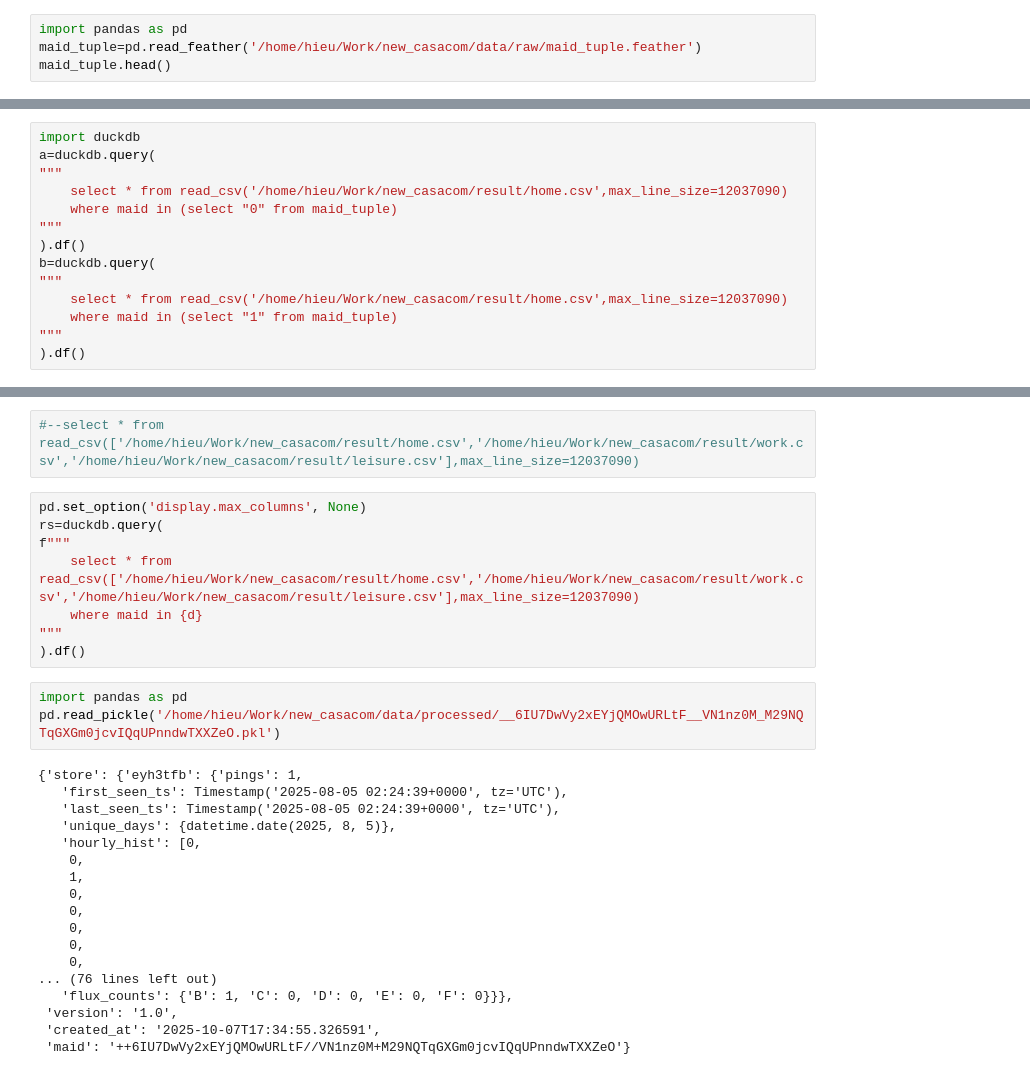
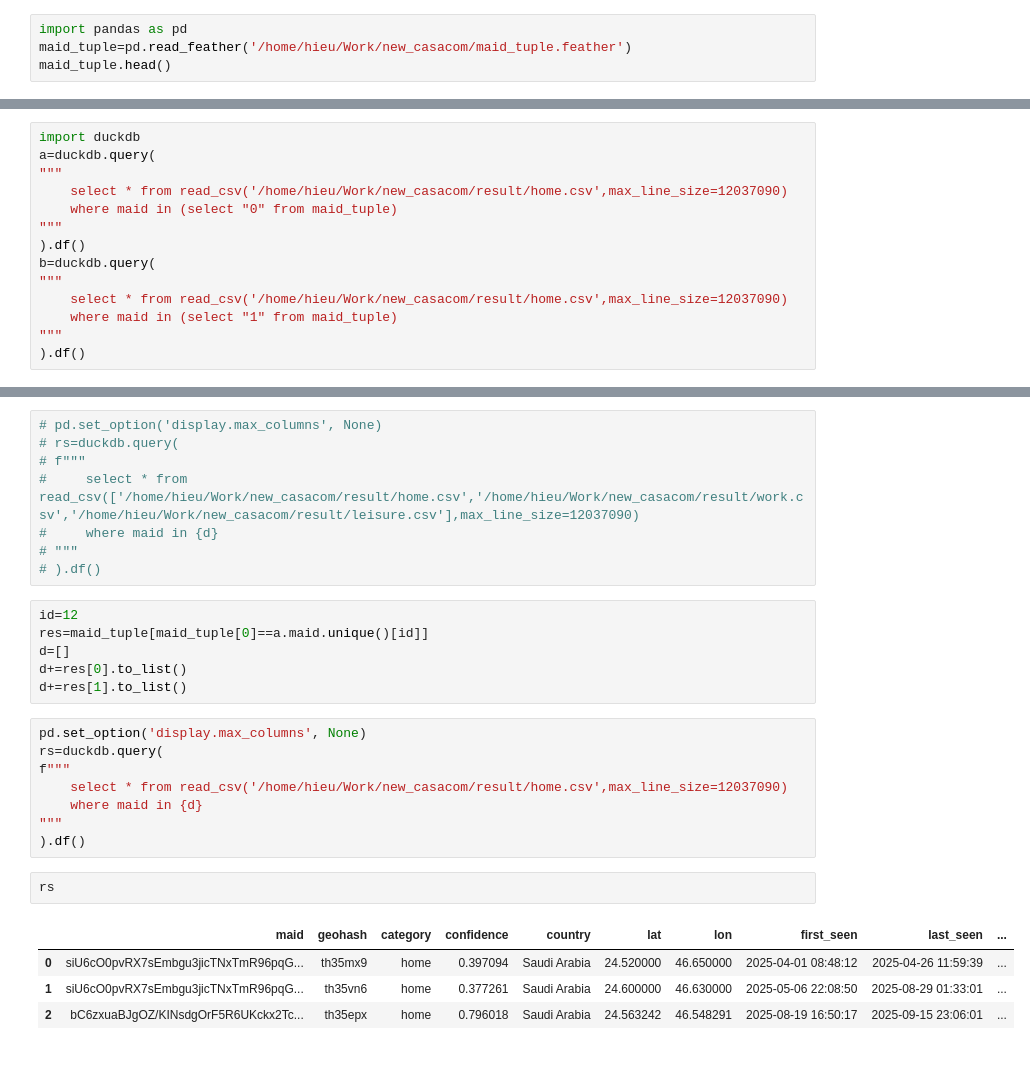
Before and after one commit to LeoNguyen868/new_casacom, a Jupyter notebook: stats.ipynb, the cells around one changed output, grey strips where cells are left out. Drawn from its saved outputs; the diff is of its cells as text.

```diff
--- a/stats.ipynb
+++ b/stats.ipynb
@@ -1345,7 +1440,7 @@ pd.read_parquet('/home/hieu/Work/new_casacom/data/processed/2025-03-23.parquet')
 1347849 rows × 3 columns
 # %%
 import pandas as pd
-maid_tuple=pd.read_feather('/home/hieu/Work/new_casacom/data/raw/maid_tuple.feather')
+maid_tuple=pd.read_feather('/home/hieu/Work/new_casacom/maid_tuple.feather')
 maid_tuple.head()
 # %% [output]
 |  | 0 | 1 |
@@ -1383,31 +1466,29 @@ d+=res[1].to_list()
-# %%
-#--select * from read_csv(['/home/hieu/Work/new_casacom/result/home.csv','/home/hieu/Work/new_casacom/result/work.csv','/home/hieu/Work/new_casacom/result/leisure.csv'],max_line_size=12037090)
 # %%
-pd.set_option('display.max_columns', None)
-rs=duckdb.query(
-f"""
-    select * from read_csv(['/home/hieu/Work/new_casacom/result/home.csv','/home/hieu/Work/new_casacom/result/work.csv','/home/hieu/Work/new_casacom/result/leisure.csv'],max_line_size=12037090)
-    where maid in {d}
-"""
-).df()
+# pd.set_option('display.max_columns', None)
+# rs=duckdb.query(
+# f"""
+#     select * from read_csv(['/home/hieu/Work/new_casacom/result/home.csv','/home/hieu/Work/new_casacom/result/work.csv','/home/hieu/Work/new_casacom/result/leisure.csv'],max_line_size=12037090)
+#     where maid in {d}
+# """
+# ).df()
-# %%
-import pandas as pd
-pd.read_pickle('/home/hieu/Work/new_casacom/data/processed/__6IU7DwVy2xEYjQMOwURLtF__VN1nz0M_M29NQTqGXGm0jcvIQqUPnndwTXXZeO.pkl')
-# %% [output]
-{'store': {'eyh3tfb': {'pings': 1,
-   'first_seen_ts': Timestamp('2025-08-05 02:24:39+0000', tz='UTC'),
-   'last_seen_ts': Timestamp('2025-08-05 02:24:39+0000', tz='UTC'),
-   'unique_days': {datetime.date(2025, 8, 5)},
-   'hourly_hist': [0,
-    0,
-    1,
-    0,
-    0,
-    0,
-    0,
-    0,
-... (76 lines left out)
-   'flux_counts': {'B': 1, 'C': 0, 'D': 0, 'E': 0, 'F': 0}}},
- 'version': '1.0',
- 'created_at': '2025-10-07T17:34:55.326591',
- 'maid': '++6IU7DwVy2xEYjQMOwURLtF//VN1nz0M+M29NQTqGXGm0jcvIQqUPnndwTXXZeO'}
+# %%
+id=12
+res=maid_tuple[maid_tuple[0]==a.maid.unique()[id]]
+d=[]
+d+=res[0].to_list()
+d+=res[1].to_list()
+# %%
+pd.set_option('display.max_columns', None)
+rs=duckdb.query(
+f"""
+    select * from read_csv('/home/hieu/Work/new_casacom/result/home.csv',max_line_size=12037090)
+    where maid in {d}
+"""
+).df()
+# %%
+rs
+# %% [output]
+|  | maid | geohash | category | confidence | country | lat | lon | first_seen | last_seen | ... |
+| 0 | siU6cO0pvRX7sEmbgu3jicTNxTmR96pqG... | th35mx9 | home | 0.397094 | Saudi Arabia | 24.520000 | 46.650000 | 2025-04-01 08:48:12 | 2025-04-26 11:59:39 | ... |
+| 1 | siU6cO0pvRX7sEmbgu3jicTNxTmR96pqG... | th35vn6 | home | 0.377261 | Saudi Arabia | 24.600000 | 46.630000 | 2025-05-06 22:08:50 | 2025-08-29 01:33:01 | ... |
+| 2 | bC6zxuaBJgOZ/KINsdgOrF5R6UKckx2Tc... | th35epx | home | 0.796018 | Saudi Arabia | 24.563242 | 46.548291 | 2025-08-19 16:50:17 | 2025-09-15 23:06:01 | ... |
```
Also changed, not shown: parts of 29 cells of this notebook, 1 other file.
